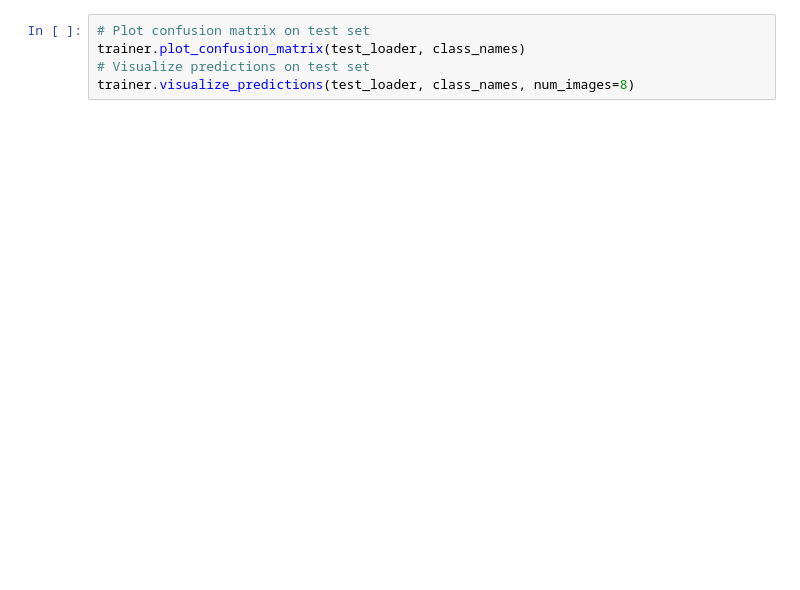
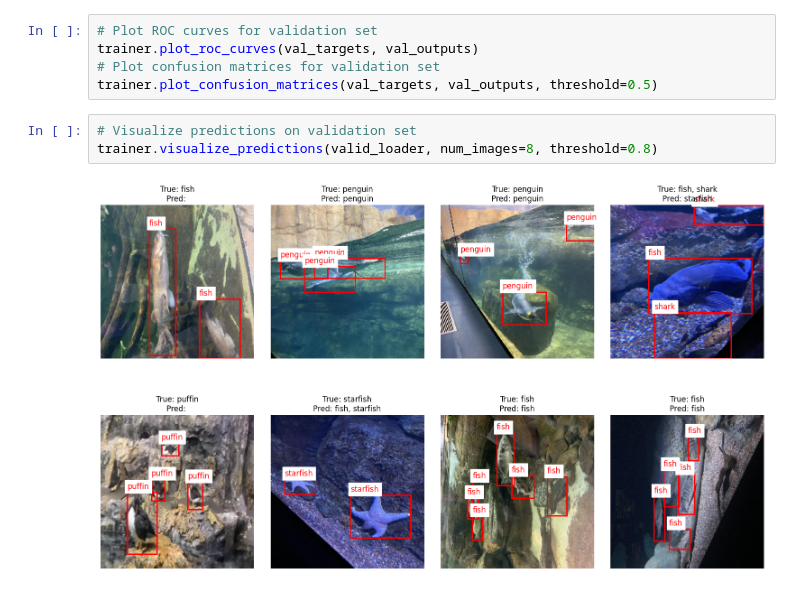
Before and after one commit to ishikaalunawat/cs230_project, a Jupyter notebook: train_cnn.ipynb, the cells around one changed output. Drawn from its saved outputs; the diff is of its cells as text; blank space fills up the shorter version.

```diff
--- a/train_cnn.ipynb
+++ b/train_cnn.ipynb
@@ -44,5 +76,10 @@ trainer.test(test_loader)
+# %%
+# Plot ROC curves for validation set
+trainer.plot_roc_curves(val_targets, val_outputs)
+# Plot confusion matrices for validation set
+trainer.plot_confusion_matrices(val_targets, val_outputs, threshold=0.5)
 # %%
-# Plot confusion matrix on test set
-trainer.plot_confusion_matrix(test_loader, class_names)
-# Visualize predictions on test set
-trainer.visualize_predictions(test_loader, class_names, num_images=8)
+# Visualize predictions on validation set
+trainer.visualize_predictions(valid_loader, num_images=8, threshold=0.8)
+# %% [output]
+[figure, added]
```
Also changed, not shown: parts of 6 cells of this notebook, 3 other files.
